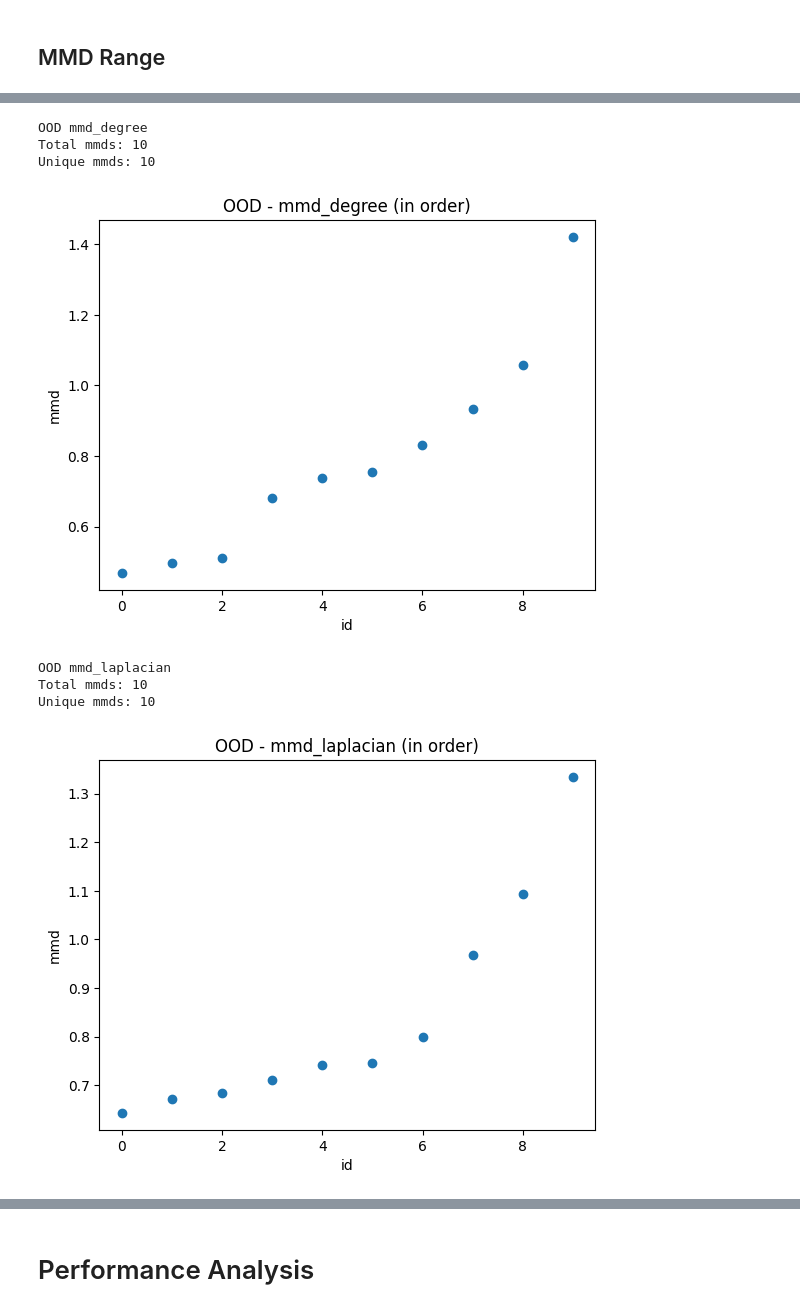
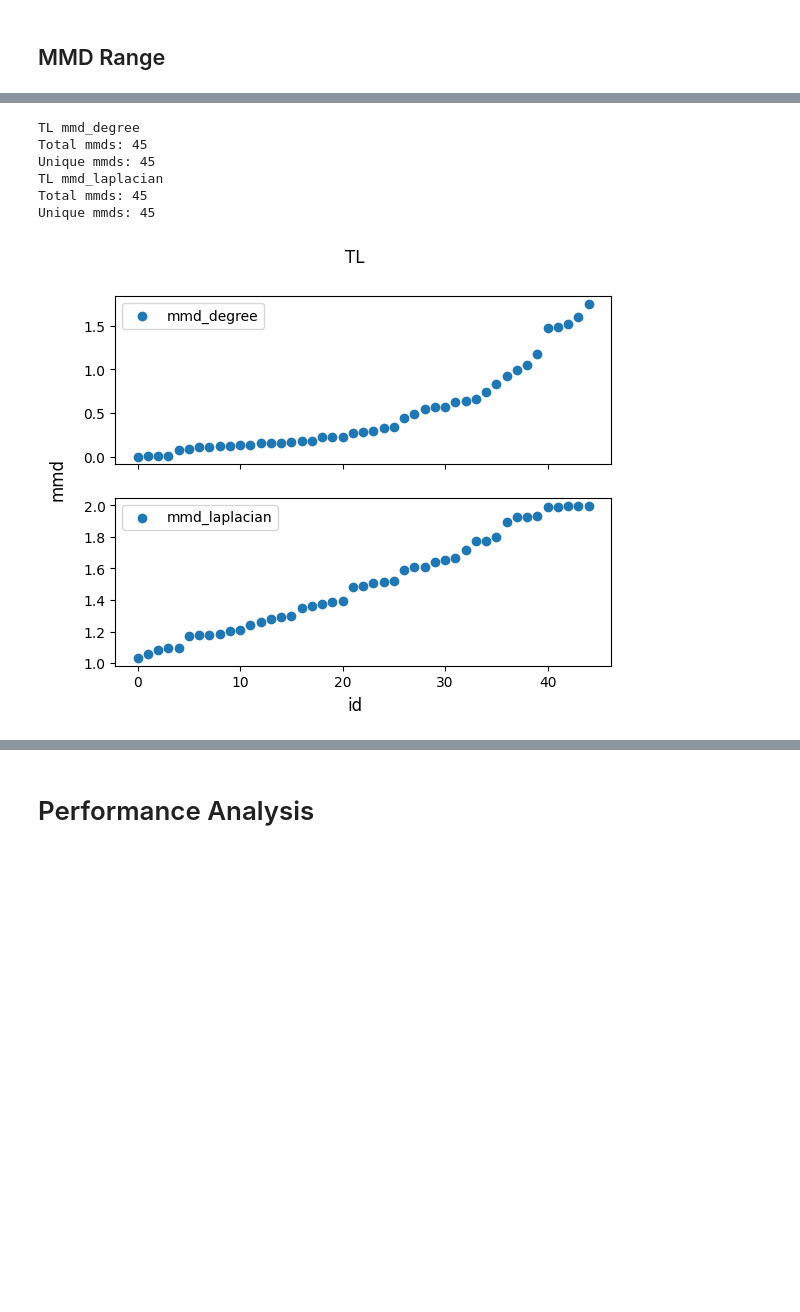
Before and after one commit to Davjes15/engage_pg, a Jupyter notebook: results_analysis.ipynb, the cells around one changed output, grey strips where cells are left out. Drawn from its saved outputs; the diff is of its cells as text; code cells hidden in the pictures; blank space fills up the shorter version.

```diff
--- a/results_analysis.ipynb
+++ b/results_analysis.ipynb
@@ -79,14 +79,20 @@ ood_mmd_df.describe()
 # %% [markdown]
 ## MMD Range
 # %%
-def show_mmd_range(experiment, mmd_df):
-    descriptors = list(filter(lambda col: 'mmd' in col and 'cycle' not in col, mmd_df.columns))
-    for desc in descriptors:
+def show_mmd_range(experiment, mmd_df, descriptors=['mmd_degree', 'mmd_laplacian'], axes=None, show=True, title=None):
+    if axes:
+        assert(len(axes) == len(descriptors))
+    else:
+        fig, axes = plt.subplots(len(descriptors), sharex=True)
+    for desc, ax in zip(descriptors, axes):
         print(experiment, desc)
         print('Total mmds:', len(mmd_df))
         print('Unique mmds:', len(mmd_df[desc].unique()))
-        plt.scatter(range(len(mmd_df)), sorted(mmd_df[desc].values))
-        plt.ylabel('mmd')
-        plt.xlabel('id')
-        plt.title(f'{experiment} - {desc} (in order)')
+        ax.scatter(range(len(mmd_df)), sorted(mmd_df[desc].values), label=desc)
+        ax.legend()
+
+    fig.supylabel('mmd')
+    fig.supxlabel('id')
+    fig.suptitle(f'{experiment}')
+    if show:
         plt.show()
@@ -104,11 +99,11 @@ Unique mmds: 45
-# %%
-show_mmd_range('OOD', ood_mmd_df)
-# %% [output]
-OOD mmd_degree
-Total mmds: 10
-Unique mmds: 10
-[figure, removed]
-OOD mmd_laplacian
-Total mmds: 10
-Unique mmds: 10
-[figure, removed]
+# %%
+show_mmd_range('TL', tl_mmd_df, show=False)
+plt.savefig('figures/fig_mmd_range_tl.pdf', format='pdf', dpi=1200)
+# %% [output]
+TL mmd_degree
+Total mmds: 45
+Unique mmds: 45
+TL mmd_laplacian
+Total mmds: 45
+Unique mmds: 45
+[figure, added]
```
Also changed, not shown: parts of 68 cells of this notebook.
